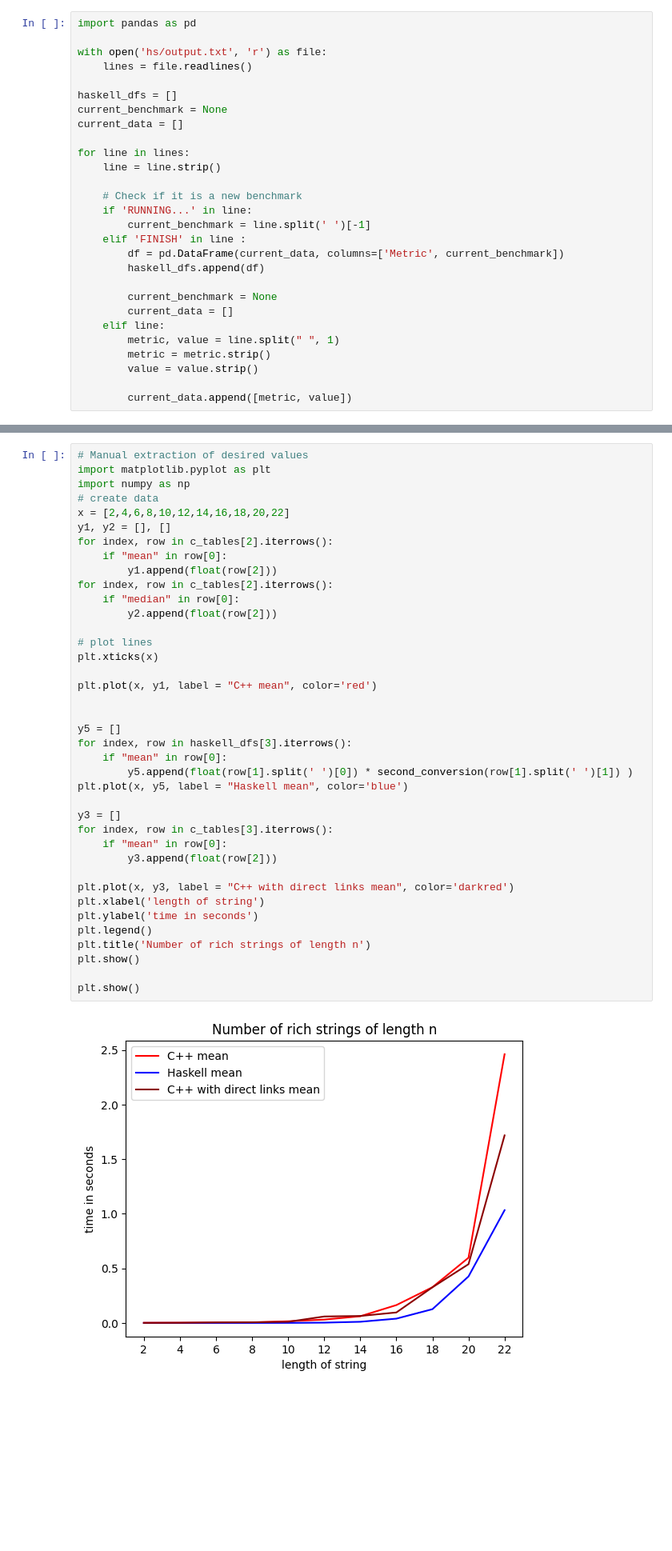
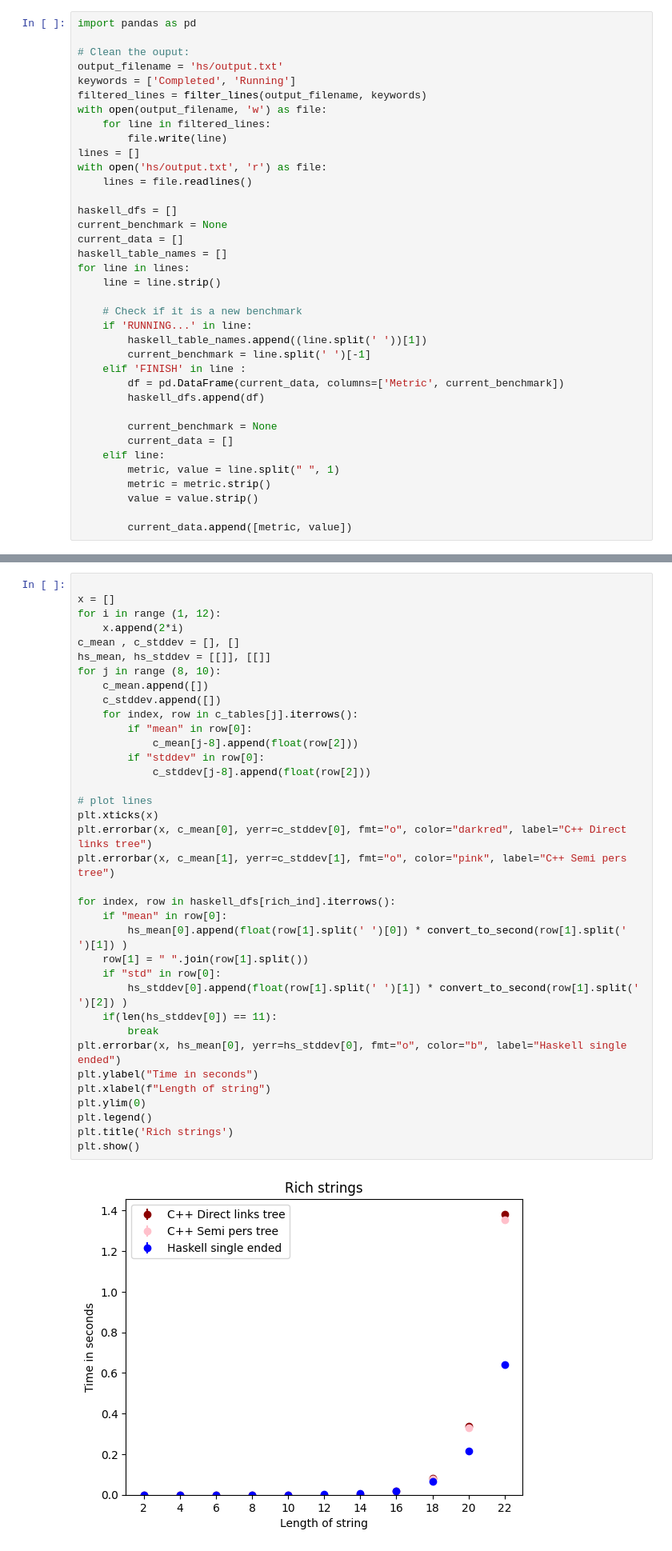
Before and after one commit to fizruk/eertree, a Jupyter notebook: bench/benchmarks.ipynb, the cells around one changed output, grey strips where cells are left out. Shown: that part at 80% size. Drawn from its saved outputs; the diff is of its cells as text; blank space fills up the shorter version.

```diff
--- a/bench/benchmarks.ipynb
+++ b/bench/benchmarks.ipynb
@@ -96,18 +91,27 @@ with open(output_filename, 'w') as file:
 # %%
 import pandas as pd
 
+# Clean the ouput:
+output_filename = 'hs/output.txt'
+keywords = ['Completed', 'Running']
+filtered_lines = filter_lines(output_filename, keywords)
+with open(output_filename, 'w') as file:
+    for line in filtered_lines:
+        file.write(line)
+lines = []
 with open('hs/output.txt', 'r') as file:
     lines = file.readlines()
 
 haskell_dfs = []
 current_benchmark = None
 current_data = []
-
+haskell_table_names = []
 for line in lines:
     line = line.strip()
 
     # Check if it is a new benchmark
     if 'RUNNING...' in line:
+        haskell_table_names.append((line.split(' '))[1])
         current_benchmark = line.split(' ')[-1]
     elif 'FINISH' in line :
         df = pd.DataFrame(current_data, columns=['Metric', current_benchmark])
@@ -196,41 +307,38 @@ plt.show()
 # %%
-# Manual extraction of desired values
-import matplotlib.pyplot as plt
-import numpy as np
-# create data
-x = [2,4,6,8,10,12,14,16,18,20,22]
-y1, y2 = [], []
-for index, row in c_tables[2].iterrows():
-    if "mean" in row[0]:
-        y1.append(float(row[2]))
-for index, row in c_tables[2].iterrows():
-    if "median" in row[0]:
-        y2.append(float(row[2]))
+
+x = []
+for i in range (1, 12):
+    x.append(2*i)
+c_mean , c_stddev = [], []
+hs_mean, hs_stddev = [[]], [[]]
+for j in range (8, 10):
+    c_mean.append([])
+    c_stddev.append([])
+    for index, row in c_tables[j].iterrows():
+        if "mean" in row[0]:
+            c_mean[j-8].append(float(row[2]))
+        if "stddev" in row[0]:
+            c_stddev[j-8].append(float(row[2]))
 
 # plot lines
 plt.xticks(x)
+plt.errorbar(x, c_mean[0], yerr=c_stddev[0], fmt="o", color="darkred", label="C++ Direct links tree")
+plt.errorbar(x, c_mean[1], yerr=c_stddev[1], fmt="o", color="pink", label="C++ Semi pers tree")
 
-plt.plot(x, y1, label = "C++ mean", color='red')
-
-
-y5 = []
-for index, row in haskell_dfs[3].iterrows():
+for index, row in haskell_dfs[rich_ind].iterrows():
     if "mean" in row[0]:
-        y5.append(float(row[1].split(' ')[0]) * second_conversion(row[1].split(' ')[1]) )
-plt.plot(x, y5, label = "Haskell mean", color='blue')
-
-y3 = []
-for index, row in c_tables[3].iterrows():
-    if "mean" in row[0]:
-        y3.append(float(row[2]))
-
-plt.plot(x, y3, label = "C++ with direct links mean", color='darkred')
-plt.xlabel('length of string')
-plt.ylabel('time in seconds')
+        hs_mean[0].append(float(row[1].split(' ')[0]) * convert_to_second(row[1].split(' ')[1]) )
+    row[1] = " ".join(row[1].split())
+    if "std" in row[0]:
+        hs_stddev[0].append(float(row[1].split(' ')[1]) * convert_to_second(row[1].split(' ')[2]) )
+    if(len(hs_stddev[0]) == 11):
+        break
+plt.errorbar(x, hs_mean[0], yerr=hs_stddev[0], fmt="o", color="b", label="Haskell single ended")
+plt.ylabel("Time in seconds")
+plt.xlabel(f"Length of string")
+plt.ylim(0)
 plt.legend()
-plt.title('Number of rich strings of length n')
+plt.title('Rich strings')
 plt.show()
-
-plt.show()
 # %% [output]
-[figure, old version]
+[figure, new version]
```
Also changed, not shown: parts of 15 cells of this notebook, 1 other file.
